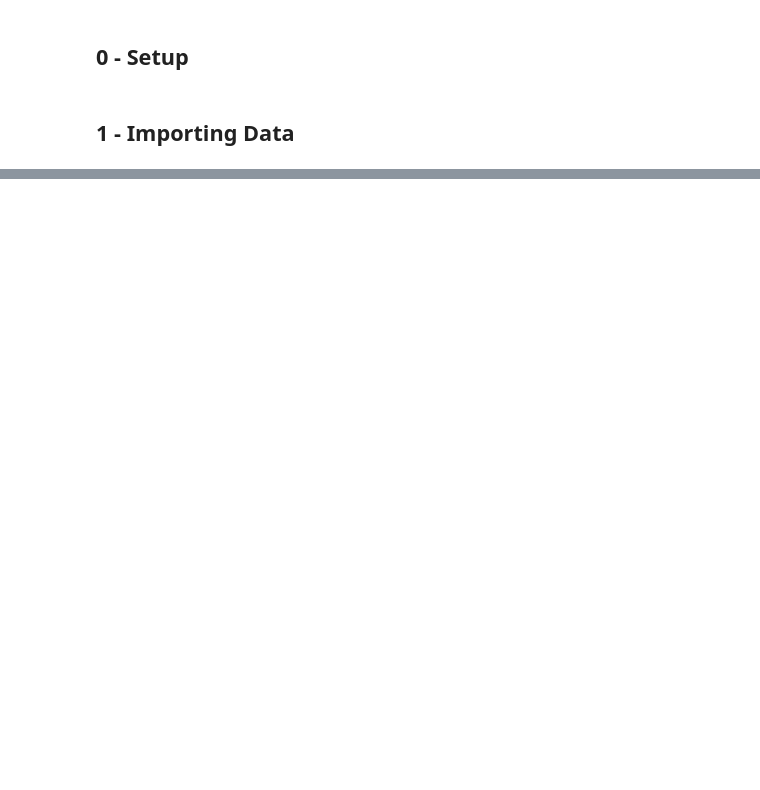
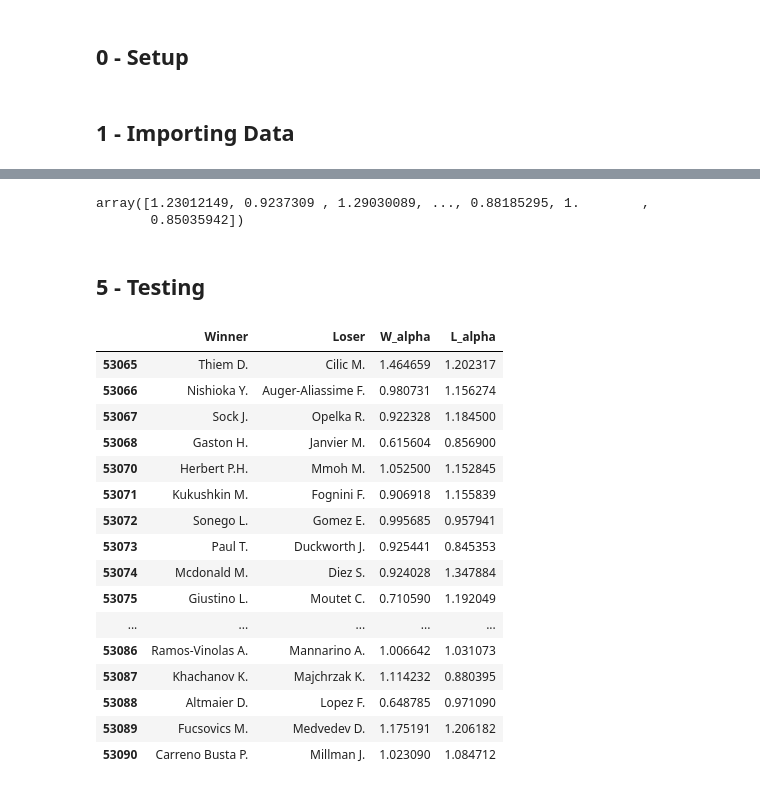
Before and after one commit to jb-c/Tennis_Betting, a Jupyter notebook: 2. Model exploration/Model Exploration.ipynb, the cells around one changed output, grey strips where cells are left out. Drawn from its saved outputs; the diff is of its cells as text; code cells hidden in the pictures; blank space fills up the shorter version.

```diff
--- a/2. Model exploration/Model Exploration.ipynb
+++ b/2. Model exploration/Model Exploration.ipynb
@@ -32,0 +217,3 @@ womens_df.head()
+# %%
+%%time
+res = minimize(log_lilkihood,x0=x0,args=(n,formatted_mens_df),bounds=bds,options=options)
@@ -32,0 +222,7 @@ womens_df.head()
+# %%
+res.x
+# %% [output]
+array([1.23012149, 0.9237309 , 1.29030089, ..., 0.88185295, 1.        ,
+       0.85035942])
+# %% [markdown]
+## 5 - Testing
@@ -32,0 +240,22 @@ womens_df.head()
+# %%
+test_df[['W_alpha','L_alpha']]=test_df.apply(lambda x:add_model_rankings(x,alpha),axis=1,result_type="expand")
+test_df = test_df[['Winner','Loser','W_alpha','L_alpha']]
+test_df
+# %% [output]
+|  | Winner | Loser | W_alpha | L_alpha |
+| 53065 | Thiem D. | Cilic M. | 1.464659 | 1.202317 |
+| 53066 | Nishioka Y. | Auger-Aliassime F. | 0.980731 | 1.156274 |
+| 53067 | Sock J. | Opelka R. | 0.922328 | 1.184500 |
+| 53068 | Gaston H. | Janvier M. | 0.615604 | 0.856900 |
+| 53070 | Herbert P.H. | Mmoh M. | 1.052500 | 1.152845 |
+| 53071 | Kukushkin M. | Fognini F. | 0.906918 | 1.155839 |
+| 53072 | Sonego L. | Gomez E. | 0.995685 | 0.957941 |
+| 53073 | Paul T. | Duckworth J. | 0.925441 | 0.845353 |
+| 53074 | Mcdonald M. | Diez S. | 0.924028 | 1.347884 |
+| 53075 | Giustino L. | Moutet C. | 0.710590 | 1.192049 |
+| ... | ... | ... | ... | ... |
+| 53086 | Ramos-Vinolas A. | Mannarino A. | 1.006642 | 1.031073 |
+| 53087 | Khachanov K. | Majchrzak K. | 1.114232 | 0.880395 |
+| 53088 | Altmaier D. | Lopez F. | 0.648785 | 0.971090 |
+| 53089 | Fucsovics M. | Medvedev D. | 1.175191 | 1.206182 |
+| 53090 | Carreno Busta P. | Millman J. | 1.023090 | 1.084712 |
```
Also changed, not shown: parts of 35 cells of this notebook, 2 other files.
